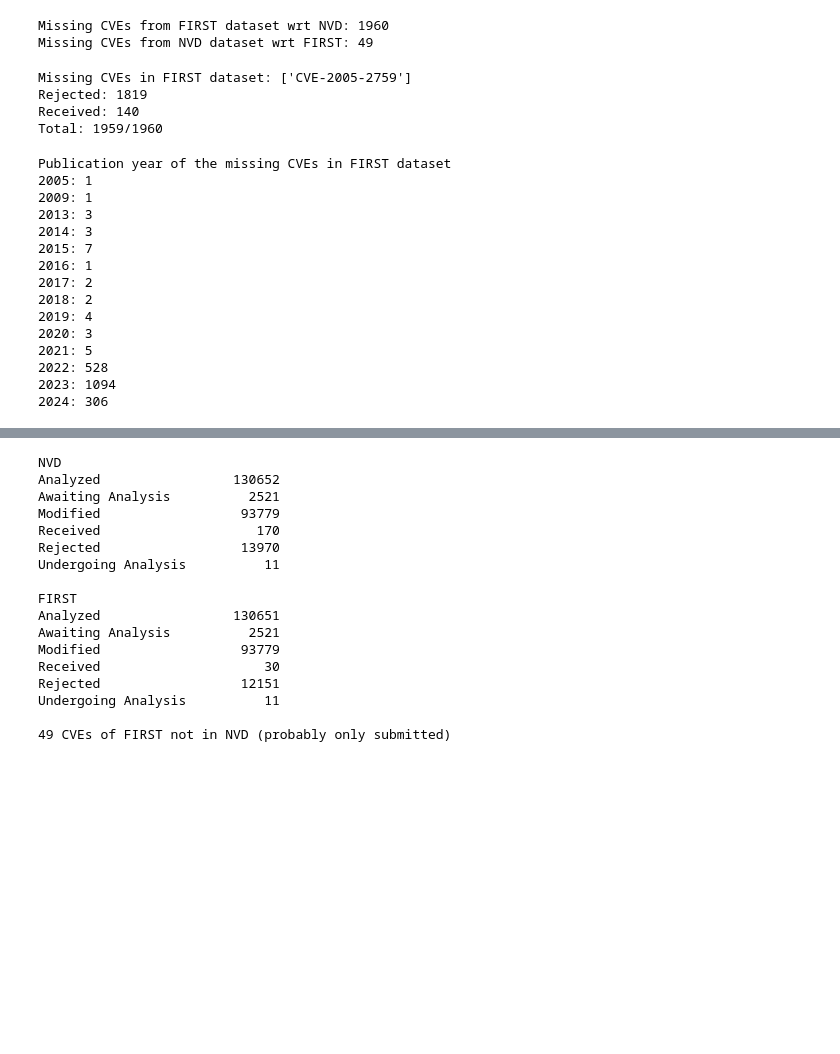
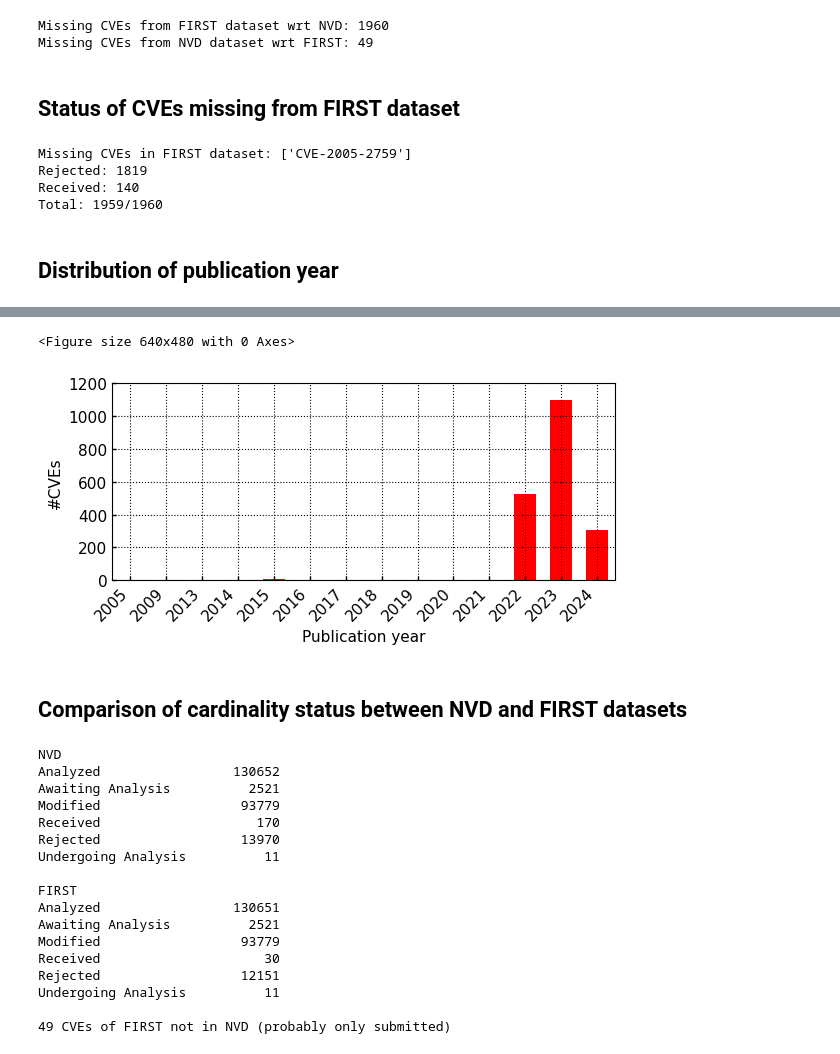
Before and after one commit to dravalico/EPSS-Project, a Jupyter notebook: 4_missing_cve.ipynb, the cells around one changed output, grey strips where cells are left out. Drawn from its saved outputs; the diff is of its cells as text; code cells hidden in the pictures; blank space fills up the shorter version.

```diff
--- a/4_missing_cve.ipynb
+++ b/4_missing_cve.ipynb
@@ -25,6 +29,8 @@ print(f"Missing CVEs from NVD dataset wrt FIRST: {len(missing_nvd)}")
 # %% [output]
 Missing CVEs from FIRST dataset wrt NVD: 1960
 Missing CVEs from NVD dataset wrt FIRST: 49
+# %% [markdown]
+## Status of CVEs missing from FIRST dataset
 # %%
 count_rejected = 0
 count_received = 0
@@ -46,31 +52,13 @@ Missing CVEs in FIRST dataset: ['CVE-2005-2759']
 Rejected: 1819
 Received: 140
 Total: 1959/1960
-# %%
-print('Publication year of the missing CVEs in FIRST dataset')
-publish_year_dict = {str(year): 0 for year in range(1999, 2025)}
-for cve in missing_first:
-    date_published = str(df_cve_nvd[df_cve_nvd['id'] == cve]['published'].values[0]).split('-')[0]
-    publish_year_dict[date_published] += 1
-# data = [(year, count) for year, count in publish_year_dict.items() if count != 0]
-# fastplot.plot(data, None, mode='bars', xlabel='Publication year', ylabel='#CVEs', xticks_rotate=30,
-              #figsize=(6, 3), grid=True)
-for year, count in publish_year_dict.items():
-    if count != 0:
-        print(f"{year}: {count}")
-# %% [output]
-Publication year of the missing CVEs in FIRST dataset
-2005: 1
-2009: 1
-2013: 3
-2014: 3
-2015: 7
-2016: 1
-2017: 2
-2018: 2
-2019: 4
-2020: 3
-2021: 5
-2022: 528
-2023: 1094
-2024: 306
+# %% [markdown]
+## Distribution of publication year
+# %%
+publish_years = df_cve_nvd[df_cve_nvd['id'].isin(missing_first)]['published'].astype(str).str.split('-').str[0]
+publish_year_counts = publish_years.value_counts()
+publish_year_dict = dict(sorted(publish_year_counts.to_dict().items()))
+data = [(key, value) for key, value in publish_year_dict.items()]
+fastplot.plot(data, None, mode='bars', xlabel='Publication year', ylabel='#CVEs', xticks_rotate=45,
+              figsize=(6, 3), grid=True)
+# %% [output]
@@ -77,3 +66,7 @@ Publication year of the missing CVEs in FIRST dataset
+<Figure size 640x480 with 0 Axes>
+[figure, added]
+# %% [markdown]
+## Comparison of cardinality status between NVD and FIRST datasets
 # %%
 vuln_status = list(df_cve_nvd['vulnStatus'].unique())
 print('NVD')
```
Also changed, not shown: parts of 8 cells of this notebook.
